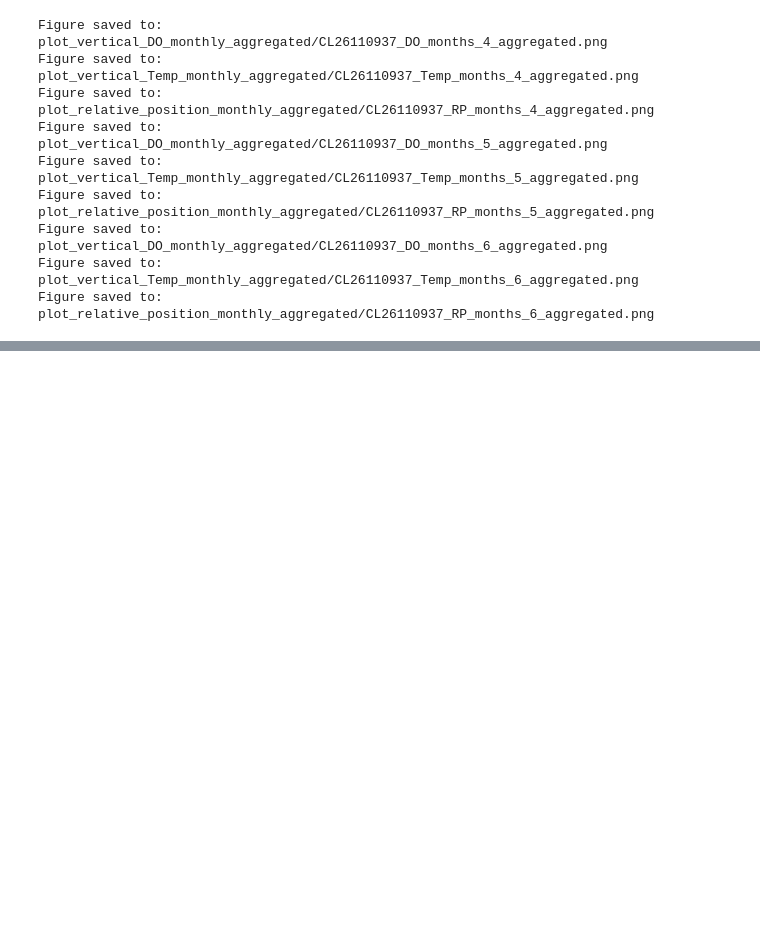
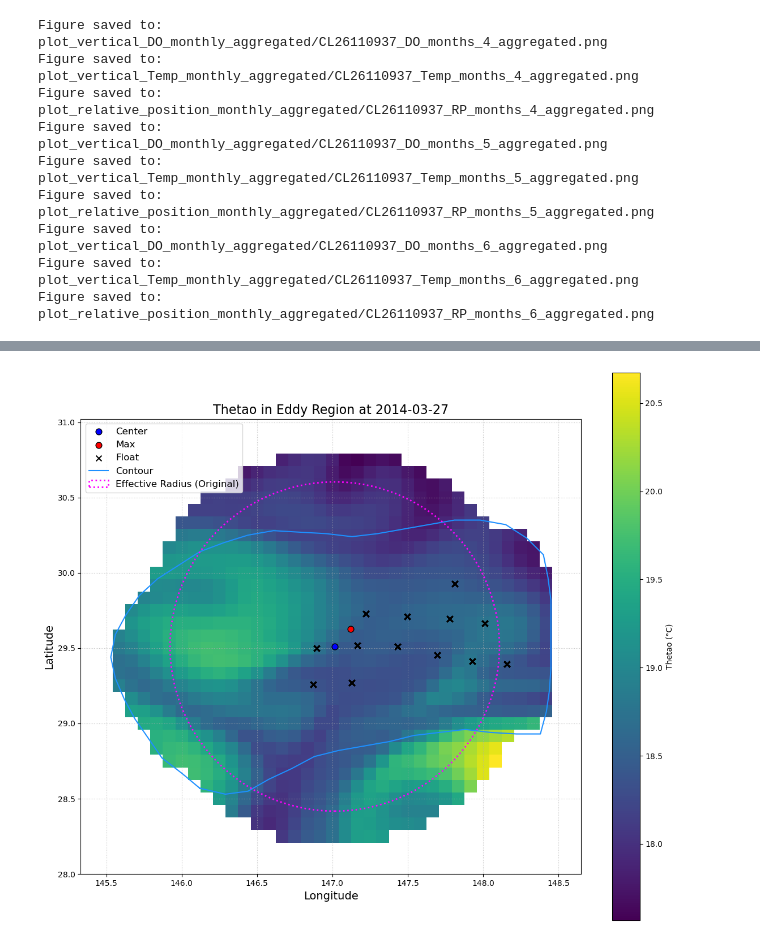
Before and after one commit to jjijack/Oxygen, a Jupyter notebook: GLORYS.ipynb, the cells around one changed output, grey strips where cells are left out. Drawn from its saved outputs; the diff is of its cells as text; code cells hidden in the pictures; blank space fills up the shorter version.

```diff
--- a/GLORYS.ipynb
+++ b/GLORYS.ipynb
@@ -394,0 +481,2 @@ Figure saved to: plot_relative_position_monthly_aggregated/CL26110937_RP_months_
+# %%
+test_float_filtered = test_float[(test_float['Year'] == test_date.year) & (test_float['Month'] == test_date.month) & (test_float['Day'] == test_date.day)]
@@ -394,0 +499,72 @@ Figure saved to: plot_relative_position_monthly_aggregated/CL26110937_RP_months_
+# %%
+# --- 可视化提取结果 (修改后) ---
+fig, ax = plt.subplots(figsize=(12, 10)) # 使用 ax 对象进行绘图
+ax.set_aspect('equal')
+
+# 绘制 thetao 区域
+# thetao_region 的计算仍然基于 enlarged_radius_degrees (radius * 1.2)
+mesh = ax.pcolormesh(lon, lat, thetao_region, shading='auto', cmap='viridis')
+fig.colorbar(mesh, ax=ax, label='Thetao (°C)')
+
+# 绘制涡旋中心和最值点
+ax.scatter(test_eddy[2], test_eddy[3], label='Center', color='blue', s=60, zorder=5, edgecolors='k')
+ax.scatter(test_eddy[4], test_eddy[5], label='Max', color='red', s=60, zorder=5, edgecolors='k')
+
+# 绘制筛选后的浮标
+ax.scatter(test_float_filtered['Longitude'], test_float_filtered['Latitude'],
+           label='Float', color='black', marker='x', s=50, zorder=5)
+
+# 绘制涡旋轮廓线
+ax.plot(test_eddy[6], test_eddy[7], label='Contour', color='dodgerblue', linewidth=1.5)
+
+# ---- 修改点 1: 绘制原始的有效半径圆 ----
+# radius_meters 和 center_lon_eddy, center_lat_eddy, track.circle_enlargement_factor
+# 以及 enlarged_radius_degrees 变量应已在之前的代码中定义。
+# enlarged_radius_degrees = (radius_meters / 111320) * track.circle_enlargement_factor (用于thetao_region)
+# 现在我们计算原始半径（单位：度）用于绘图
+original_radius_degrees = radius_meters / 111320
+
+original_effective_circle_patch = plt.Circle((center_lon_eddy, center_lat_eddy),
+                                        original_radius_degrees, # 使用原始半径
+                                        color='magenta',         # 修改颜色以区分
+                                        fill=False,
+                                        linestyle=':',         # 修改线型，例如点线
+                                        linewidth=2,
+                                        label='Effective Radius (Original)', # 更新标签
+                                        zorder=4)
+ax.add_patch(original_effective_circle_patch)
+# -----------------------------------------
+
+# 设置图表属性
+ax.set_title(f'Thetao in Eddy Region at {test_date.strftime("%Y-%m-%d")}', fontsize=16)
+ax.set_xlabel('Longitude', fontsize=14)
+ax.set_ylabel('Latitude', fontsize=14)
+
+# 调整X, Y轴范围以更好地显示轮廓和圆
+# enlarged_radius_degrees 仍然用于确定 thetao 数据的最大范围，所以 xlim/ylim 逻辑保持不变
+all_lons_for_extent = np.concatenate((np.array(test_eddy[6]), [center_lon_eddy - enlarged_radius_degrees, center_lon_eddy + enlarged_radius_degrees]))
+all_lats_for_extent = np.concatenate((np.array(test_eddy[7]), [center_lat_eddy - enlarged_radius_degrees, center_lat_eddy + enlarged_radius_degrees]))
+ax.set_xlim([np.min(all_lons_for_extent) - 0.2, np.max(all_lons_for_extent) + 0.2])
+ax.set_ylim([np.min(all_lats_for_extent) - 0.2, np.max(all_lats_for_extent) + 0.2])
+
+# ---- 修改点 2: 指定图例位置以优化 ----
+ax.legend(loc='upper left', fontsize=12) # 例如，固定在左上角
+# 其他可选位置: 'upper right', 'lower left', 'lower right', 'center left', 'center right',
+# 'lower center', 'upper center', 'center'
+# -----------------------------------------
+
+ax.grid(True, linestyle=':', alpha=0.7)
+
+plt.tight_layout() # 你提到即使注释掉这行，警告依然存在。
+                     # 指定 legend 的 loc 通常能解决这个特定的 UserWarning。
+                     # 如果需要，可以取消注释此行，但它本身不是警告的原因。
+plt.show()
+
+# 关闭打开的NetCDF文件 (这部分代码在你的截图之外，但通常是个好习惯)
+# if 'test_Glorys' in locals() and test_Glorys is not None:
+#     try:
+#         test_Glorys.close()
+#     except Exception as e:
+#         print(f"Error closing NetCDF file: {e}")
+# %% [output]
+[figure, added]
```
Also changed, not shown: parts of 32 cells of this notebook, 1 other file.
